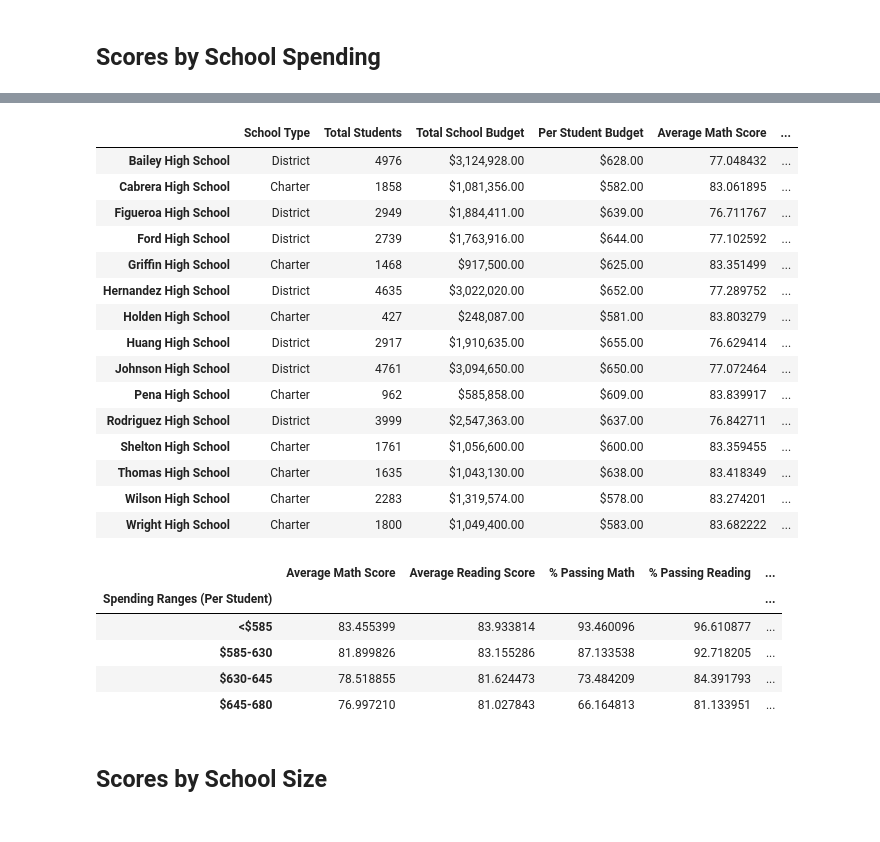
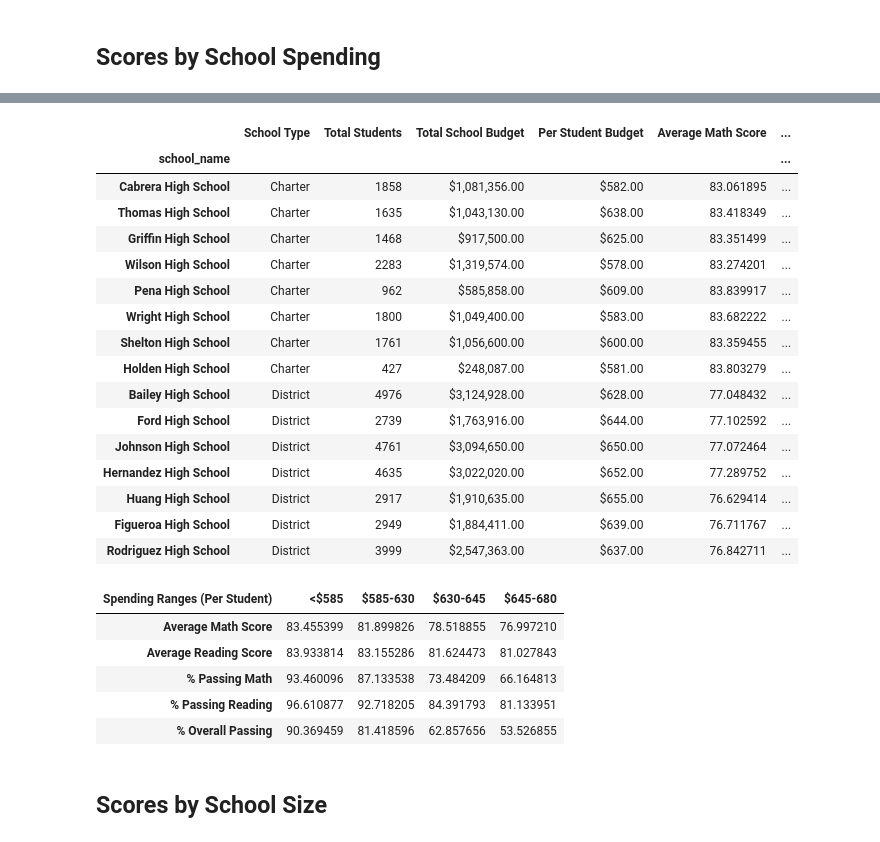
Before and after one commit to kidstonb/pandas-challenge, a Jupyter notebook: PyCitySchools/PyCitySchools_starter.ipynb, the cells around one changed output, grey strips where cells are left out. Drawn from its saved outputs; the diff is of its cells as text; code cells hidden in the pictures.

```diff
--- a/PyCitySchools/PyCitySchools_starter.ipynb
+++ b/PyCitySchools/PyCitySchools_starter.ipynb
@@ -326,23 +335,26 @@ school_spending_df = per_school_summary.copy()
 # %%
 # Use `pd.cut` to categorize spending based on the bins.
-school_spending_df["Spending Ranges (Per Student)"] =
+school_spending_df["Spending Ranges (Per Student)"] = pd.cut(per_school_capita,\
+                                                             spending_bins,labels=labels)
+school_spending_df.sort_values("% Overall Passing",ascending=False)
 # %% [output]
 |  | School Type | Total Students | Total School Budget | Per Student Budget | Average Math Score | ... |
+| school_name |  |  |  |  |  | ... |
+| Cabrera High School | Charter | 1858 | $1,081,356.00 | $582.00 | 83.061895 | ... |
+| Thomas High School | Charter | 1635 | $1,043,130.00 | $638.00 | 83.418349 | ... |
+| Griffin High School | Charter | 1468 | $917,500.00 | $625.00 | 83.351499 | ... |
+| Wilson High School | Charter | 2283 | $1,319,574.00 | $578.00 | 83.274201 | ... |
+| Pena High School | Charter | 962 | $585,858.00 | $609.00 | 83.839917 | ... |
+| Wright High School | Charter | 1800 | $1,049,400.00 | $583.00 | 83.682222 | ... |
+| Shelton High School | Charter | 1761 | $1,056,600.00 | $600.00 | 83.359455 | ... |
+| Holden High School | Charter | 427 | $248,087.00 | $581.00 | 83.803279 | ... |
 | Bailey High School | District | 4976 | $3,124,928.00 | $628.00 | 77.048432 | ... |
-| Cabrera High School | Charter | 1858 | $1,081,356.00 | $582.00 | 83.061895 | ... |
+| Ford High School | District | 2739 | $1,763,916.00 | $644.00 | 77.102592 | ... |
+| Johnson High School | District | 4761 | $3,094,650.00 | $650.00 | 77.072464 | ... |
+| Hernandez High School | District | 4635 | $3,022,020.00 | $652.00 | 77.289752 | ... |
+| Huang High School | District | 2917 | $1,910,635.00 | $655.00 | 76.629414 | ... |
 | Figueroa High School | District | 2949 | $1,884,411.00 | $639.00 | 76.711767 | ... |
-| Ford High School | District | 2739 | $1,763,916.00 | $644.00 | 77.102592 | ... |
-| Griffin High School | Charter | 1468 | $917,500.00 | $625.00 | 83.351499 | ... |
-| Hernandez High School | District | 4635 | $3,022,020.00 | $652.00 | 77.289752 | ... |
-| Holden High School | Charter | 427 | $248,087.00 | $581.00 | 83.803279 | ... |
-| Huang High School | District | 2917 | $1,910,635.00 | $655.00 | 76.629414 | ... |
-| Johnson High School | District | 4761 | $3,094,650.00 | $650.00 | 77.072464 | ... |
-| Pena High School | Charter | 962 | $585,858.00 | $609.00 | 83.839917 | ... |
 | Rodriguez High School | District | 3999 | $2,547,363.00 | $637.00 | 76.842711 | ... |
-| Shelton High School | Charter | 1761 | $1,056,600.00 | $600.00 | 83.359455 | ... |
-| Thomas High School | Charter | 1635 | $1,043,130.00 | $638.00 | 83.418349 | ... |
-| Wilson High School | Charter | 2283 | $1,319,574.00 | $578.00 | 83.274201 | ... |
-| Wright High School | Charter | 1800 | $1,049,400.00 | $583.00 | 83.682222 | ... |
 # %%
 #  Calculate averages for the desired columns.
 spending_math_scores = school_spending_df.groupby(["Spending Ranges (Per Student)"]).mean()["Average Math Score"]
@@ -352,17 +364,17 @@ spending_passing_reading = school_spending_df.groupby(["Spending Ranges (Per Stu
 overall_passing_spending = school_spending_df.groupby(["Spending Ranges (Per Student)"]).mean()["% Overall Passing"]
 # %%
 # Assemble into DataFrame
-spending_summary =
+spending_summary = pd.DataFrame([spending_math_scores,spending_reading_scores,spending_passing_math, spending_passing_reading, overall_passing_spending])
 
 # Display results
 spending_summary
 # %% [output]
-|  | Average Math Score | Average Reading Score | % Passing Math | % Passing Reading | ... |
-| Spending Ranges (Per Student) |  |  |  |  | ... |
-| <$585 | 83.455399 | 83.933814 | 93.460096 | 96.610877 | ... |
-| $585-630 | 81.899826 | 83.155286 | 87.133538 | 92.718205 | ... |
-| $630-645 | 78.518855 | 81.624473 | 73.484209 | 84.391793 | ... |
-| $645-680 | 76.997210 | 81.027843 | 66.164813 | 81.133951 | ... |
+| Spending Ranges (Per Student) | <$585 | $585-630 | $630-645 | $645-680 |
+| Average Math Score | 83.455399 | 81.899826 | 78.518855 | 76.997210 |
+| Average Reading Score | 83.933814 | 83.155286 | 81.624473 | 81.027843 |
+| % Passing Math | 93.460096 | 87.133538 | 73.484209 | 66.164813 |
+| % Passing Reading | 96.610877 | 92.718205 | 84.391793 | 81.133951 |
+| % Overall Passing | 90.369459 | 81.418596 | 62.857656 | 53.526855 |
 # %% [markdown]
 ## Scores by School Size
 # %%
```
Also changed, not shown: parts of 6 cells of this notebook.
